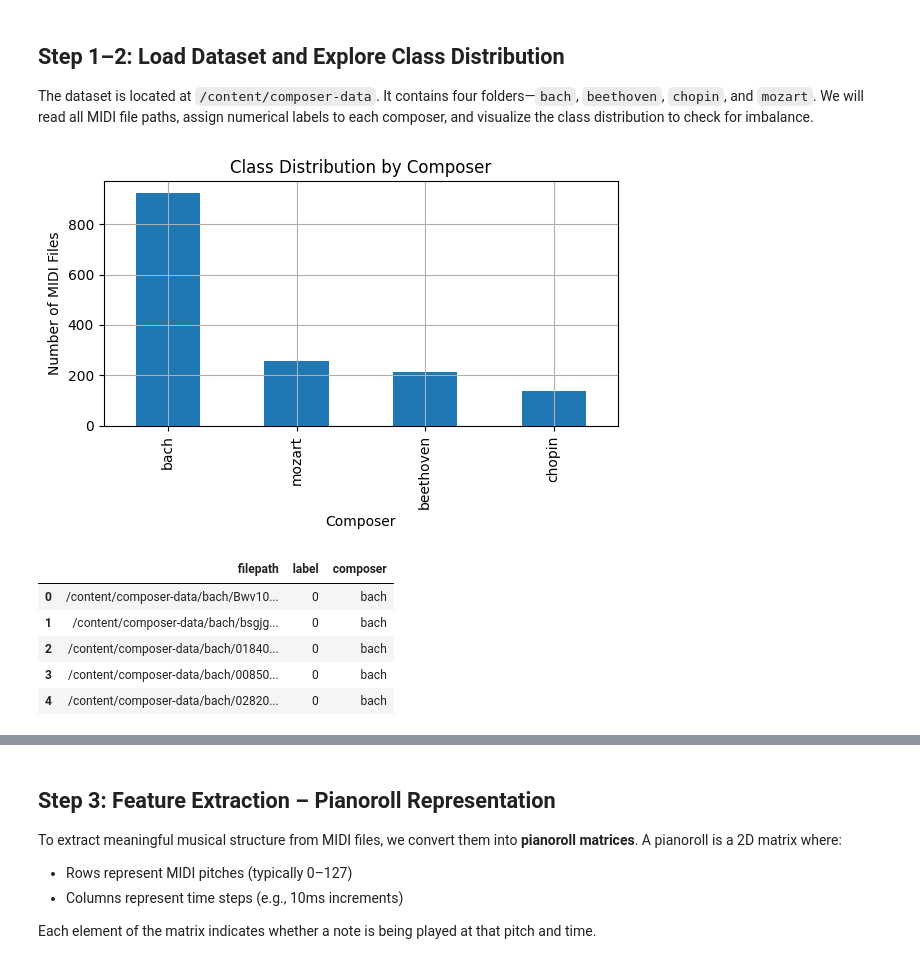
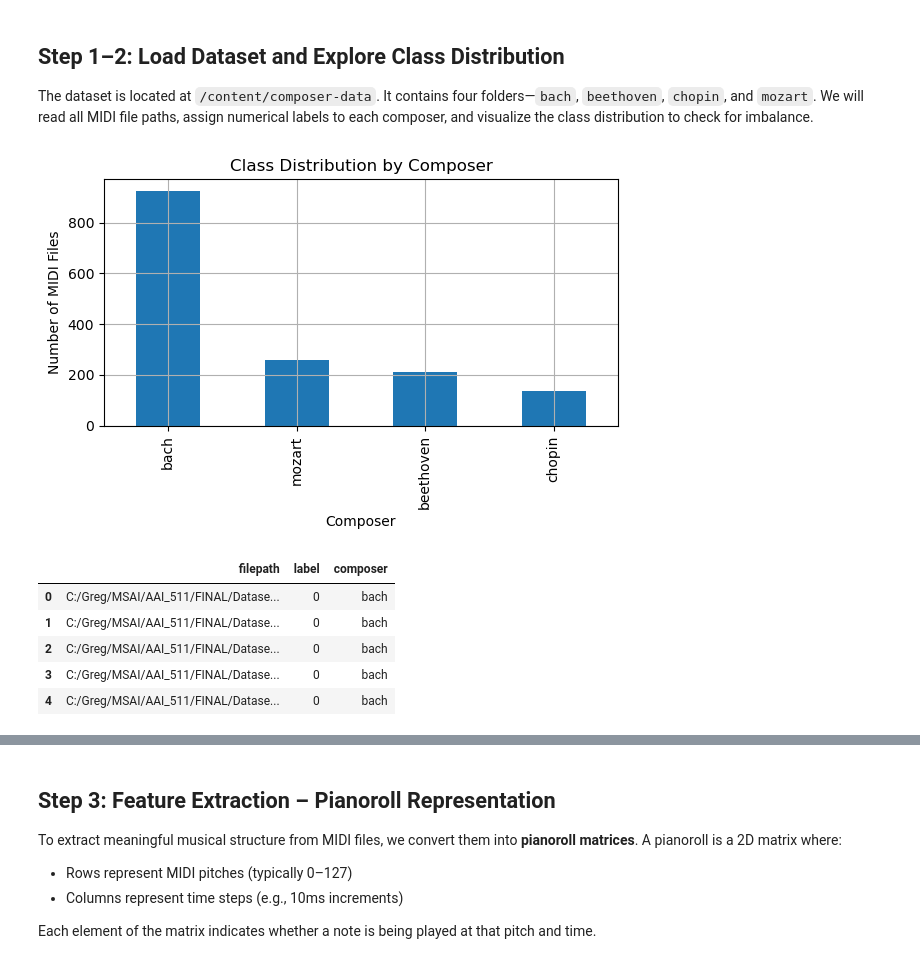
Before and after one commit to apadin-repo/AAI-511-04-Group-3, a Jupyter notebook: Christopher-AAI-511-Final-Project-2.ipynb, the cells around one changed output, grey strips where cells are left out. Cells and saved outputs as stored; diff of their text form; code cells hidden in the pictures.

```diff
--- a/Christopher-AAI-511-Final-Project-2.ipynb
+++ b/Christopher-AAI-511-Final-Project-2.ipynb
@@ -6,44 +41,54 @@ The dataset is located at `/content/composer-data`. It contains four folders—`
 import os
 import pandas as pd
 import matplotlib.pyplot as plt
+import numpy as np
+import pretty_midi
+import tensorflow as tf
+from sklearn.model_selection import train_test_split
+from sklearn.utils.class_weight import compute_class_weight
+from sklearn.metrics import classification_report, confusion_matrix, ConfusionMatrixDisplay
+from tqdm import tqdm
+from tensorflow.keras import Sequential, layers, models, callbacks
+from sklearn.utils import class_weight
 
 # Define dataset path
-base_dir = "/content/composer-data"
+#base_dir = "/content/composer-data"
+base_dir = "C:/Greg/MSAI/AAI_511/FINAL/Dataset-Group-3/Dataset-Group-3/archive-clean"
 
 # Map folder names to labels
 composer_labels = {'bach': 0, 'beethoven': 1, 'chopin': 2, 'mozart': 3}
 label_to_name = {v: k for k, v in composer_labels.items()}
 
 # Collect file paths and labels
 file_paths = []
 labels = []
 
 for composer, label in composer_labels.items():
     folder = os.path.join(base_dir, composer)
     for file in os.listdir(folder):
         if file.endswith('.mid') or file.endswith('.midi'):
             file_paths.append(os.path.join(folder, file))
             labels.append(label)
 
 # Create DataFrame
 df = pd.DataFrame({'filepath': file_paths, 'label': labels})
 df['composer'] = df['label'].map(label_to_name)
 
 # Plot class distribution
 composer_counts = df['composer'].value_counts()
 composer_counts.plot(kind='bar', title='Class Distribution by Composer', figsize=(6,4))
 plt.xlabel('Composer')
 plt.ylabel('Number of MIDI Files')
 plt.grid(True)
 plt.tight_layout()
 plt.show()
 
 df.head()
 # %% [output]
 [figure]
 |  | filepath | label | composer |
-| 0 | /content/composer-data/bach/Bwv10... | 0 | bach |
-| 1 | /content/composer-data/bach/bsgjg... | 0 | bach |
-| 2 | /content/composer-data/bach/01840... | 0 | bach |
-| 3 | /content/composer-data/bach/00850... | 0 | bach |
-| 4 | /content/composer-data/bach/02820... | 0 | bach |
+| 0 | C:/Greg/MSAI/AAI_511/FINAL/Datase... | 0 | bach |
+| 1 | C:/Greg/MSAI/AAI_511/FINAL/Datase... | 0 | bach |
+| 2 | C:/Greg/MSAI/AAI_511/FINAL/Datase... | 0 | bach |
+| 3 | C:/Greg/MSAI/AAI_511/FINAL/Datase... | 0 | bach |
+| 4 | C:/Greg/MSAI/AAI_511/FINAL/Datase... | 0 | bach |
```
Also changed, not shown: parts of 23 cells of this notebook.
